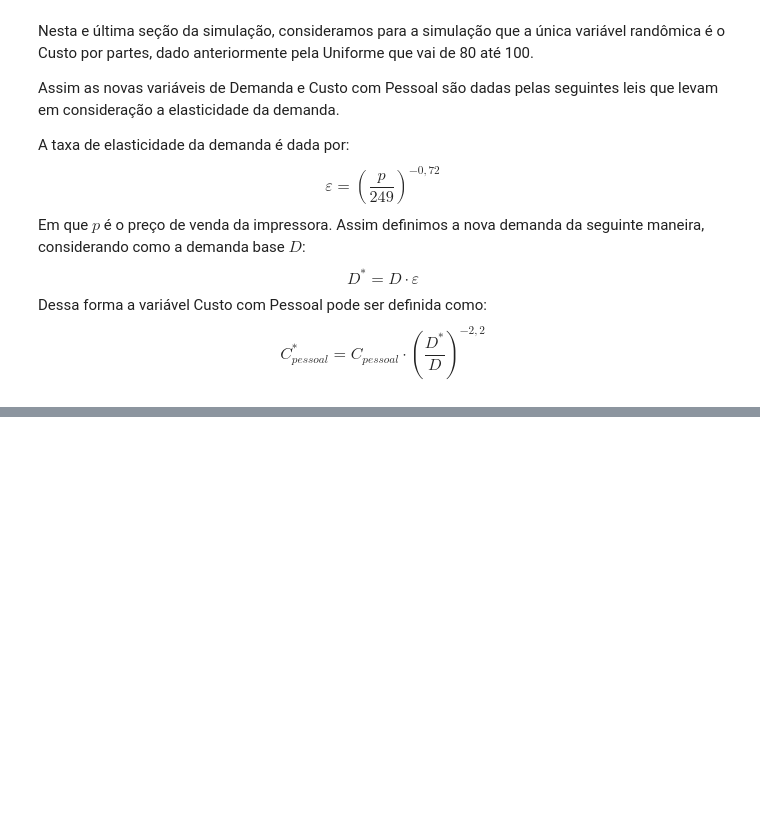
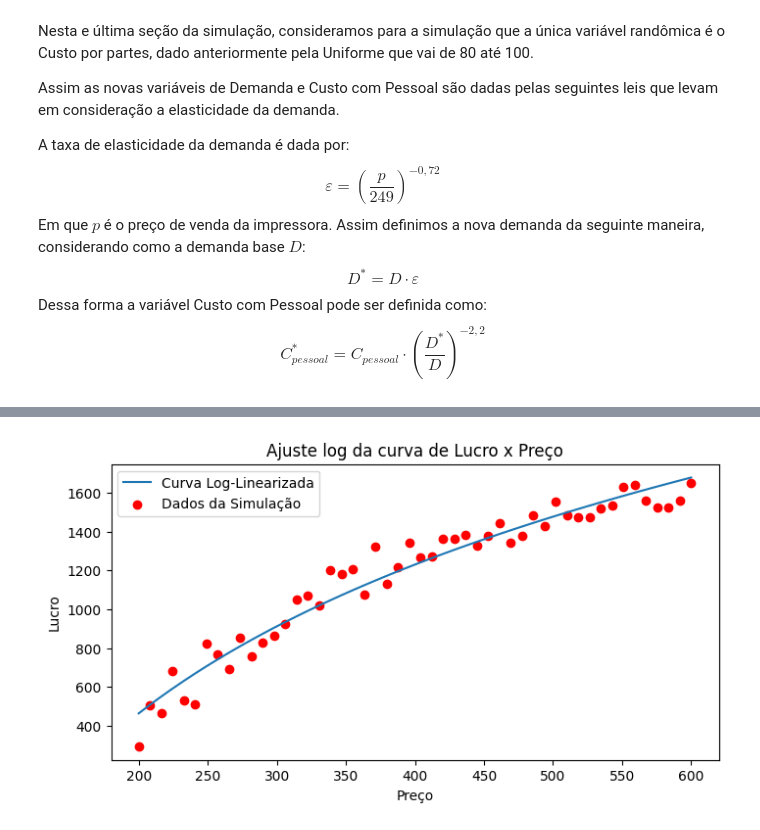
Before and after one commit to luizmarioags/Simulacao-de-Sistemas, a Jupyter notebook: Projeto_Simulação_de_Sistemas.ipynb, the cells around one changed output, grey strips where cells are left out. Drawn from its saved outputs; the diff is of its cells as text; code cells hidden in the pictures; blank space fills up the shorter version.

```diff
--- a/Projeto_Simulação_de_Sistemas.ipynb
+++ b/Projeto_Simulação_de_Sistemas.ipynb
@@ -248,0 +261,26 @@ plt.show()
+# %%
+#Fazendo a log linearização
+def logFit(P,L):
+    sumy = np.sum(L)
+    sumlogx = np.sum(np.log(P))
+
+    b = (P.size*np.sum(L*np.log(P)) - sumy*sumlogx)/(P.size*np.sum(np.log(P)**2) - sumlogx**2)
+    a = (sumy - b*sumlogx)/P.size
+
+    return a,b
+
+
+def logFunc(P, a, b):
+    return a + b*np.log(P)
+#Gráfico
+fig, ax = plt.subplots(figsize=(8,4))
+xfit = P
+ax.scatter(P,L,color='r',label = 'Dados da Simulação') #Vermelho
+plt.plot(xfit, logFunc(xfit, *logFit(P,L)),label='Curva Log-Linearizada')
+ax.set_title('Ajuste log da curva de Lucro x Preço')
+ax.set_ylabel('Lucro')
+ax.set_xlabel('Preço')
+ax.legend()
+plt.show()
+# %% [output]
+[figure, added]
```
Also changed, not shown: parts of 3 cells of this notebook.
